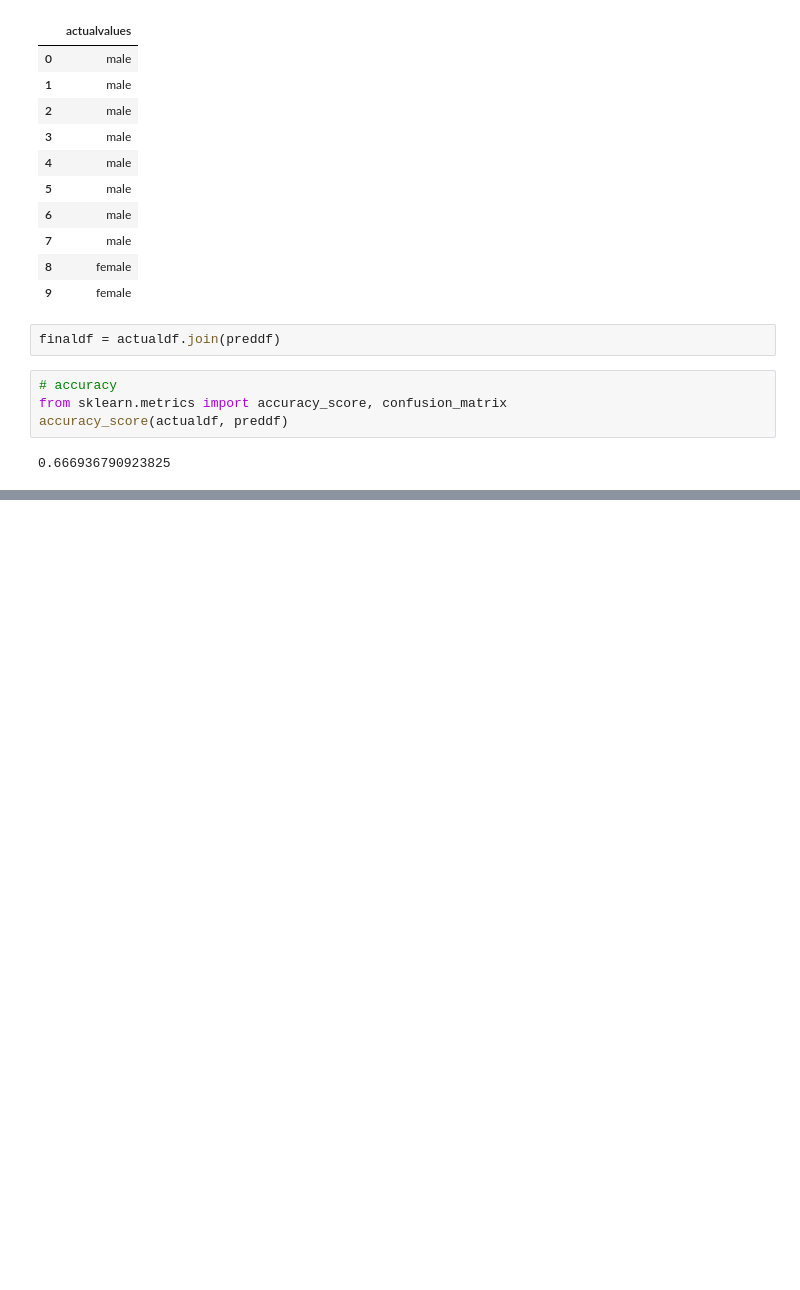
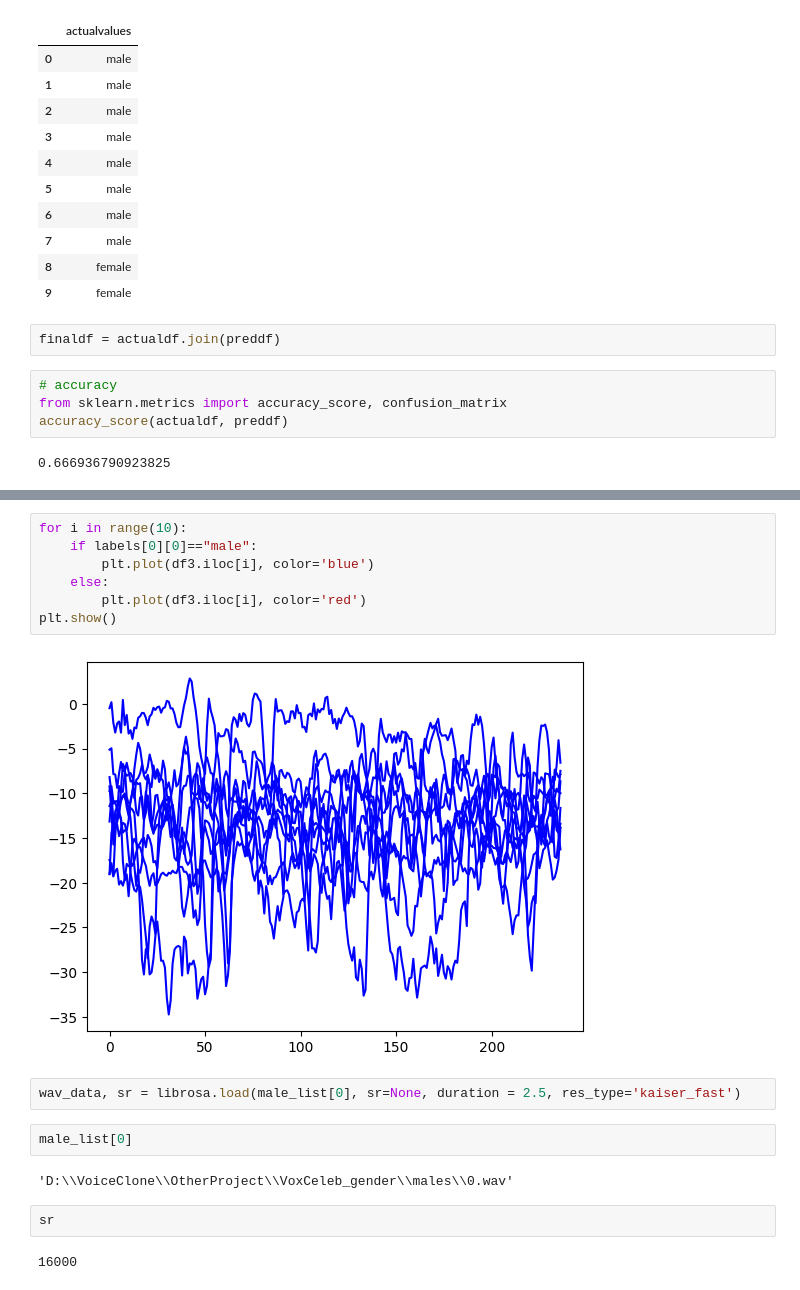
Before and after one commit to A9Coed66/VoiceClone, a Jupyter notebook: GenderDetermination/ANN.ipynb, the cells around one changed output, grey strips where cells are left out. Cells and saved outputs as stored; diff of their text form; blank space fills up the shorter version.

```diff
--- a/GenderDetermination/ANN.ipynb
+++ b/GenderDetermination/ANN.ipynb
@@ -371,0 +404,19 @@ accuracy_score(actualdf, preddf)
+# %%
+for i in range(10):
+    if labels[0][0]=="male":
+        plt.plot(df3.iloc[i], color='blue')
+    else:
+        plt.plot(df3.iloc[i], color='red')
+plt.show()
+# %% [output]
+[figure, added]
+# %%
+wav_data, sr = librosa.load(male_list[0], sr=None, duration = 2.5, res_type='kaiser_fast')
+# %%
+male_list[0]
+# %% [output]
+'D:\\VoiceClone\\OtherProject\\VoxCeleb_gender\\males\\0.wav'
+# %%
+sr
+# %% [output]
+16000
```
Also changed, not shown: parts of 11 cells of this notebook.
